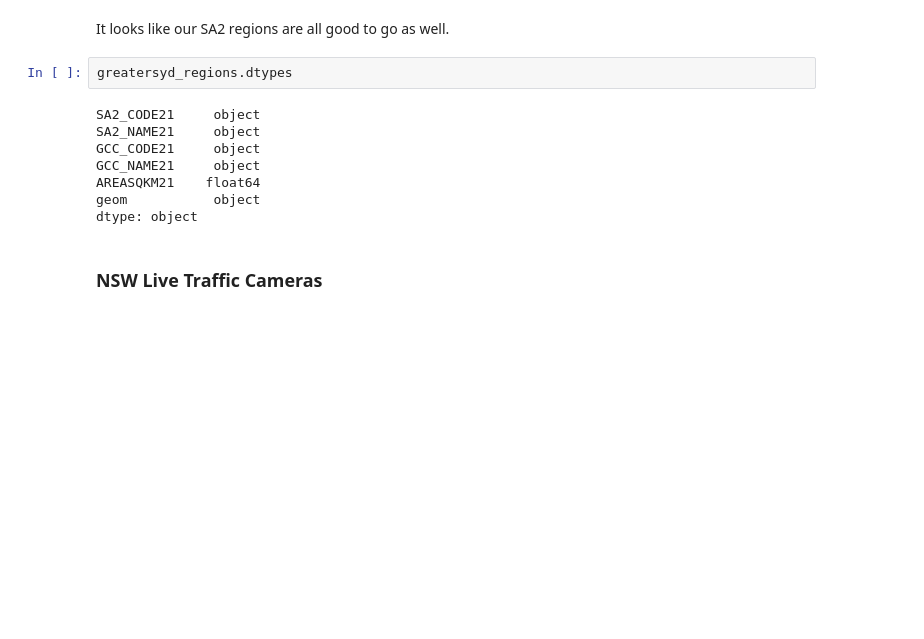
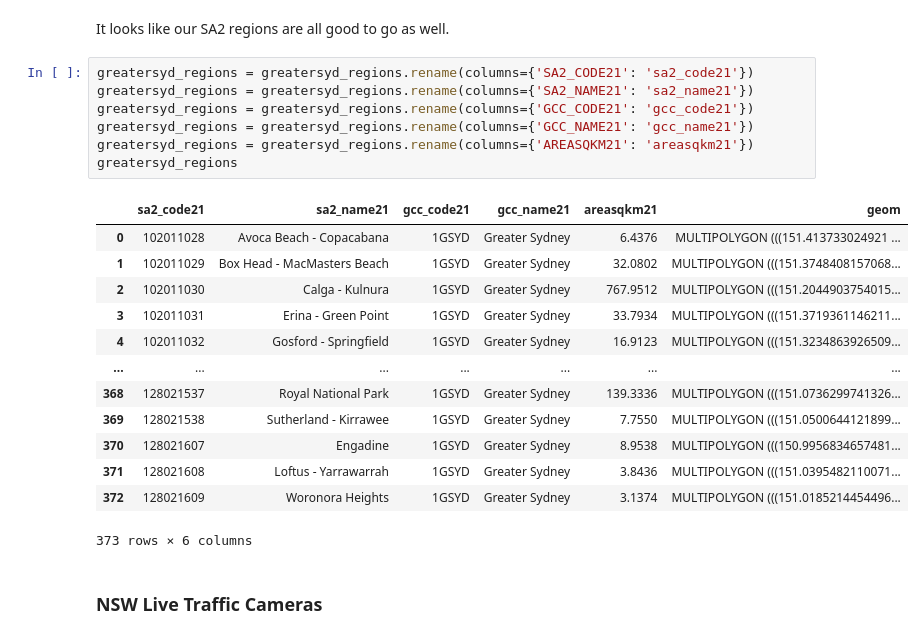
Before and after one commit to infernocadet/greater-sydney-analysis, a Jupyter notebook: Greater Sydney Analysis.ipynb, the cells around one changed output. Drawn from its saved outputs; the diff is of its cells as text; blank space fills up the shorter version.

```diff
--- a/Greater Sydney Analysis.ipynb
+++ b/Greater Sydney Analysis.ipynb
@@ -1264,15 +1319,26 @@ Woronora Heights
 # %% [markdown]
 It looks like our SA2 regions are all good to go as well.
 # %%
-greatersyd_regions.dtypes
+greatersyd_regions = greatersyd_regions.rename(columns={'SA2_CODE21': 'sa2_code21'})
+greatersyd_regions = greatersyd_regions.rename(columns={'SA2_NAME21': 'sa2_name21'})
+greatersyd_regions = greatersyd_regions.rename(columns={'GCC_CODE21': 'gcc_code21'})
+greatersyd_regions = greatersyd_regions.rename(columns={'GCC_NAME21': 'gcc_name21'})
+greatersyd_regions = greatersyd_regions.rename(columns={'AREASQKM21': 'areasqkm21'})
+greatersyd_regions
 # %% [output]
+|  | sa2_code21 | sa2_name21 | gcc_code21 | gcc_name21 | areasqkm21 | geom |
+| 0 | 102011028 | Avoca Beach - Copacabana | 1GSYD | Greater Sydney | 6.4376 | MULTIPOLYGON (((151.413733024921 ... |
+| 1 | 102011029 | Box Head - MacMasters Beach | 1GSYD | Greater Sydney | 32.0802 | MULTIPOLYGON (((151.3748408157068... |
+| 2 | 102011030 | Calga - Kulnura | 1GSYD | Greater Sydney | 767.9512 | MULTIPOLYGON (((151.2044903754015... |
+| 3 | 102011031 | Erina - Green Point | 1GSYD | Greater Sydney | 33.7934 | MULTIPOLYGON (((151.3719361146211... |
+| 4 | 102011032 | Gosford - Springfield | 1GSYD | Greater Sydney | 16.9123 | MULTIPOLYGON (((151.3234863926509... |
+| ... | ... | ... | ... | ... | ... | ... |
+| 368 | 128021537 | Royal National Park | 1GSYD | Greater Sydney | 139.3336 | MULTIPOLYGON (((151.0736299741326... |
+| 369 | 128021538 | Sutherland - Kirrawee | 1GSYD | Greater Sydney | 7.7550 | MULTIPOLYGON (((151.0500644121899... |
+| 370 | 128021607 | Engadine | 1GSYD | Greater Sydney | 8.9538 | MULTIPOLYGON (((150.9956834657481... |
+| 371 | 128021608 | Loftus - Yarrawarrah | 1GSYD | Greater Sydney | 3.8436 | MULTIPOLYGON (((151.0395482110071... |
+| 372 | 128021609 | Woronora Heights | 1GSYD | Greater Sydney | 3.1374 | MULTIPOLYGON (((151.0185214454496... |
-SA2_CODE21     object
-SA2_NAME21     object
-GCC_CODE21     object
-GCC_NAME21     object
-AREASQKM21    float64
-geom           object
-dtype: object
+373 rows × 6 columns
 # %% [markdown]
 ### NSW Live Traffic Cameras
 # %% [markdown]
```
Also changed, not shown: parts of 19 cells of this notebook.
